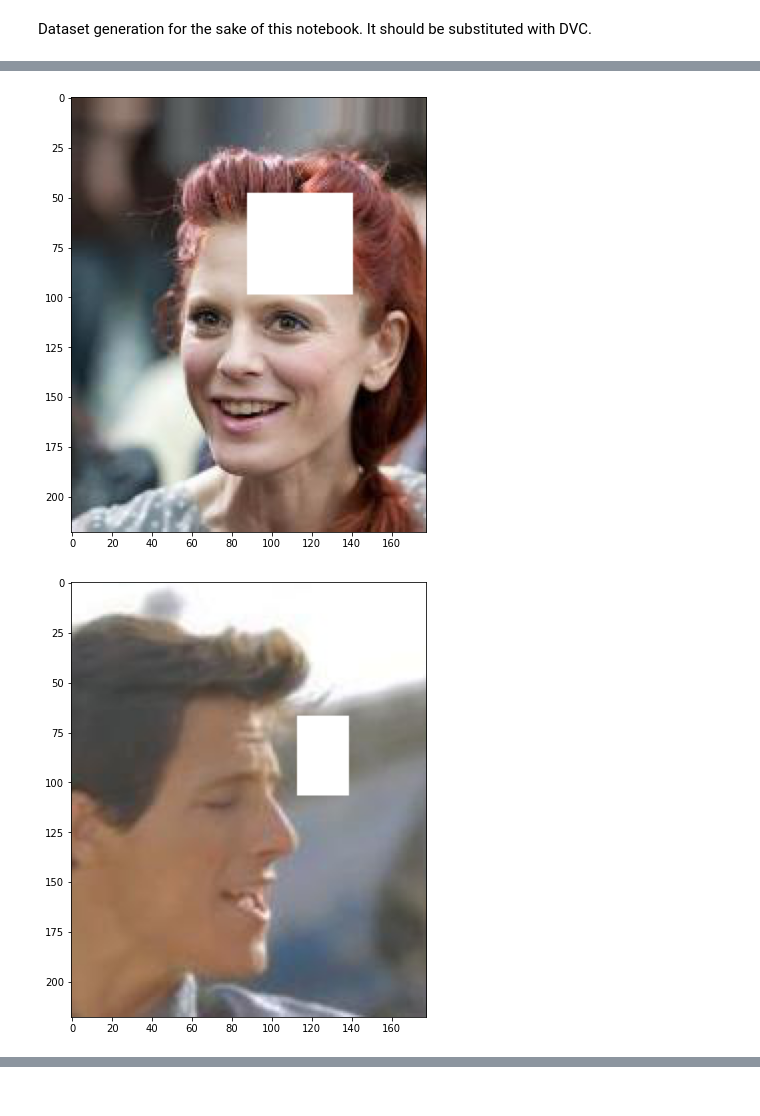
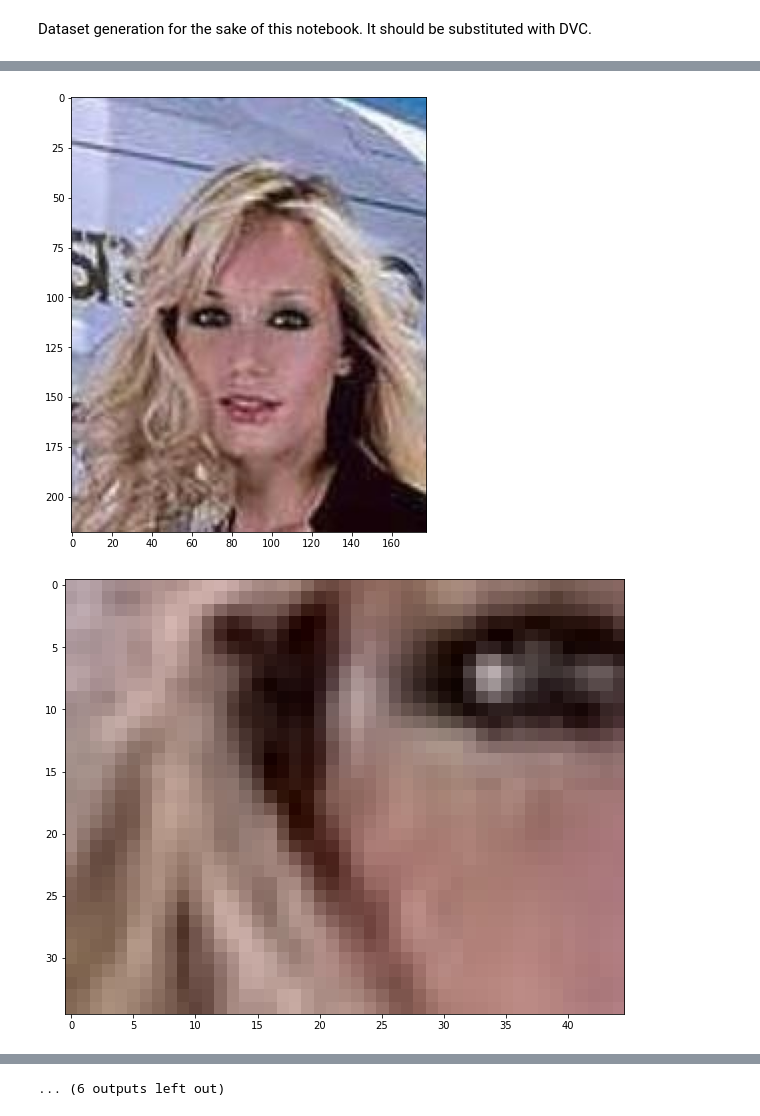
Before and after one commit to jkarolczak/image-inpaining, a Jupyter notebook: main.ipynb, the cells around one changed output, grey strips where cells are left out. Drawn from its saved outputs; the diff is of its cells as text; code cells hidden in the pictures.

```diff
--- a/main.ipynb
+++ b/main.ipynb
@@ -16,5 +16,7 @@ dataloader = torch.utils.data.DataLoader(dataset)
 # %%
 for i, e in enumerate(dataloader):
     imshow(e[0].detach().cpu().numpy())
+    imshow(e[1].detach().cpu().numpy())
+    imshow(e[2].detach().cpu().numpy())
     if i == 5: break
 # %% [output]
@@ -22,2 +24,2 @@ for i, e in enumerate(dataloader):
-[figure, old version]
+[figure, new version]
-[figure, old version]
+[figure, new version]
@@ -27,3 +35,4 @@ for i, e in enumerate(dataloader):
+... (6 outputs left out)
 # %%
 #device = torch.device('cuda' if torch.cuda.is_available() else 'cpu')
 # %%
```
Also changed, not shown: parts of 1 cell of this notebook, 1 other file.
